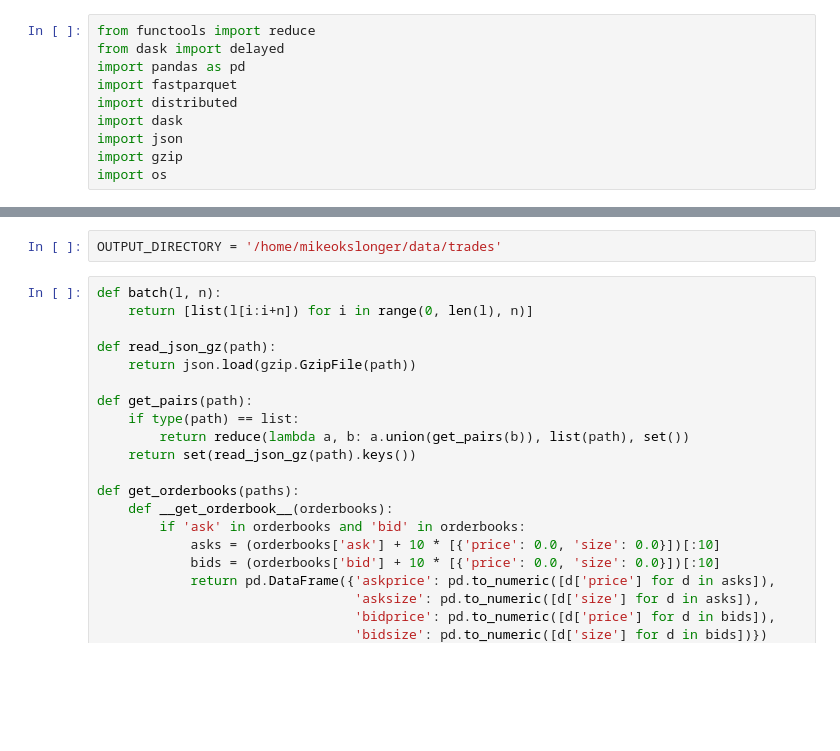
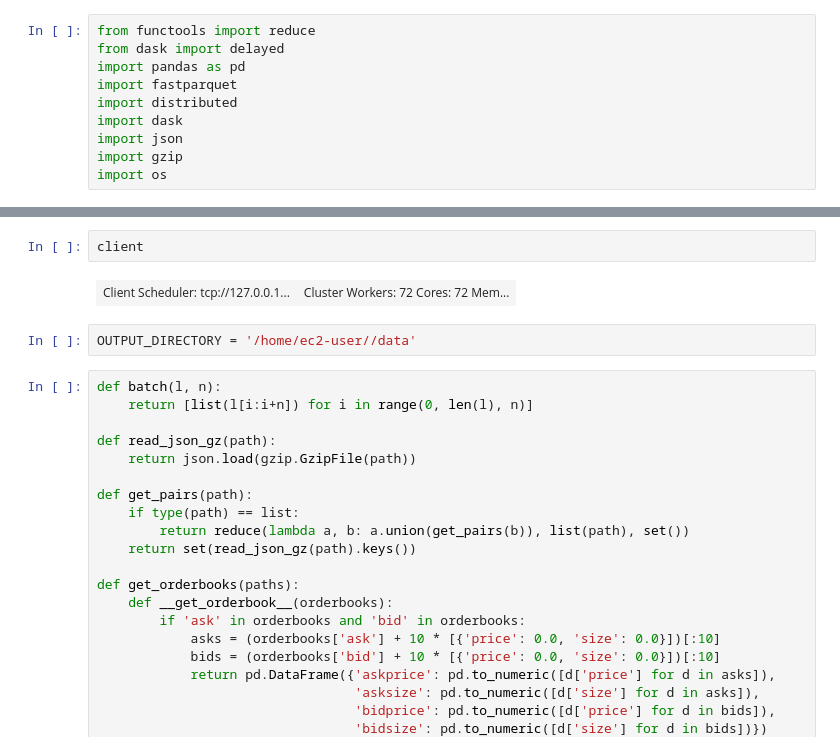
Before and after one commit to mikeokslonger/pytorch, a Jupyter notebook: processdata.ipynb, the cells around one changed output, grey strips where cells are left out. Cells and saved outputs as stored; diff of their text form; blank space fills up the shorter version.

```diff
--- a/processdata.ipynb
+++ b/processdata.ipynb
@@ -17,5 +19,9 @@ VBox(children=(HTML(value='<h2>LocalCluster</h2>'), HBox(children=(HTML(value='\
+# %%
+client
+# %% [output]
+| Client Scheduler: tcp://127.0.0.1... | Cluster Workers: 72 Cores: 72 Mem... |
 # %%
-OUTPUT_DIRECTORY = '/home/mikeokslonger/data/trades'
+OUTPUT_DIRECTORY = '/home/ec2-user//data'
 # %%
 def batch(l, n):
     return [list(l[i:i+n]) for i in range(0, len(l), n)]
```
Also changed, not shown: parts of 4 cells of this notebook, 1 other file.
